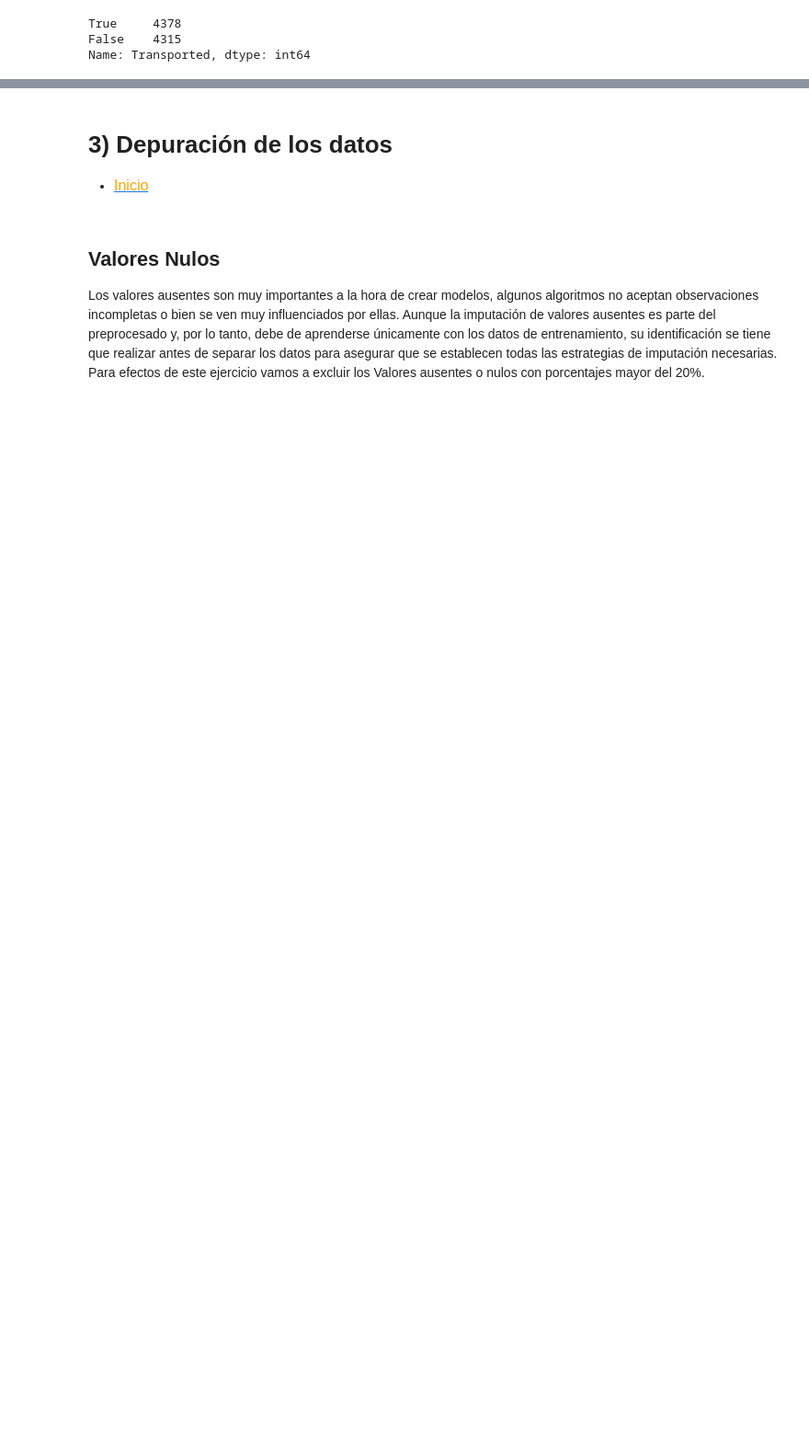
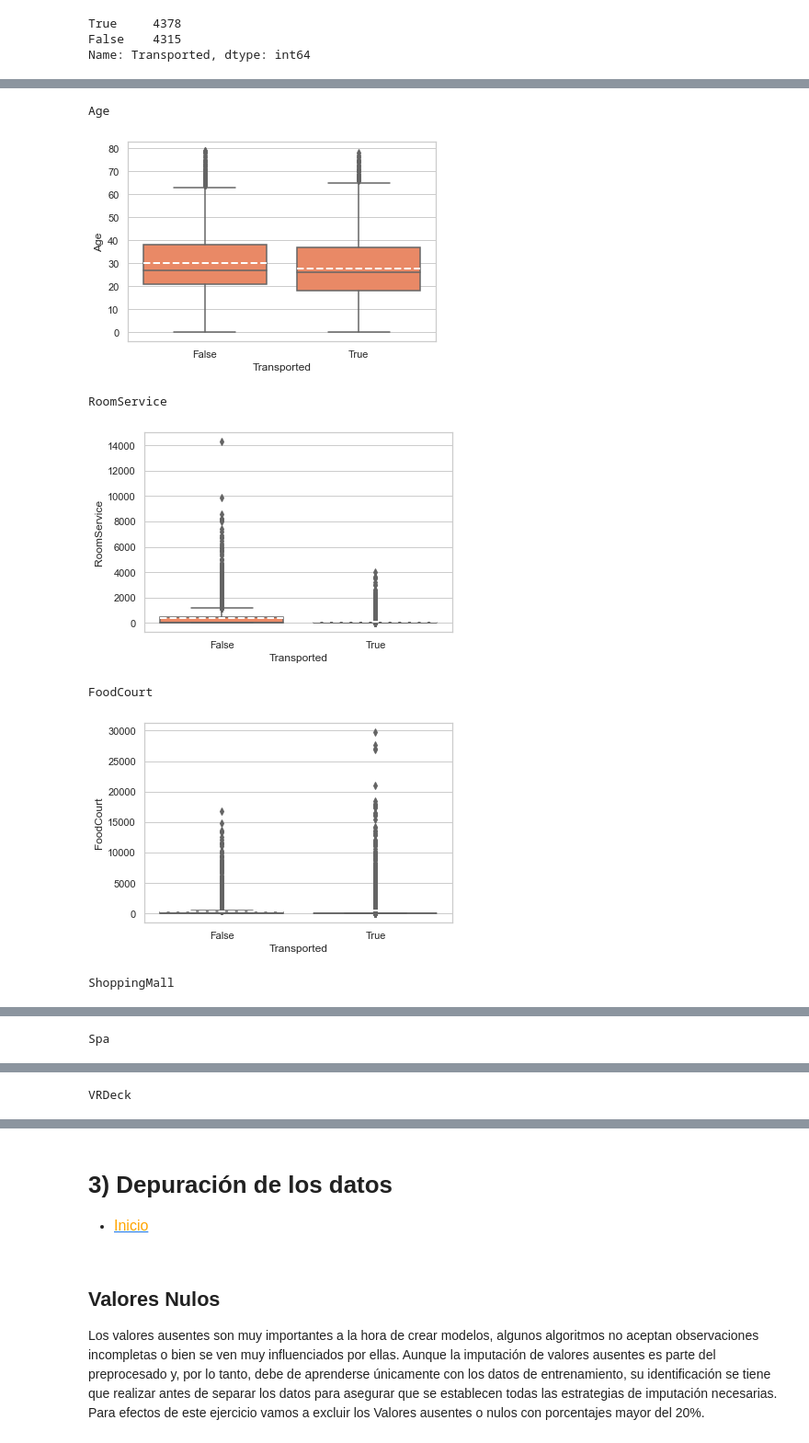
Before and after one commit to ayepezzetto/METLAB, a Jupyter notebook: Challenge_Titanic_RamaGiuli.ipynb, the cells around one changed output, grey strips where cells are left out. Shown at 92% size. Saved outputs shown, nothing was run; the diff lists cells and outputs as text; code cells hidden in the pictures; blank space fills up the shorter version.

```diff
--- a/Challenge_Titanic_RamaGiuli.ipynb
+++ b/Challenge_Titanic_RamaGiuli.ipynb
@@ -187,0 +265,3 @@ plt.ylabel("Cantidad de observaciones");
+# %%
+df_numericas = df.select_dtypes(include='number')
+df_numericas
@@ -187,0 +282,15 @@ plt.ylabel("Cantidad de observaciones");
+# %%
+# Boxplot
+for i in df_numericas:
+    print(i)
+    meanlineprops = dict(linestyle='--', linewidth=2.0, color='white')
+    sns.boxplot(x = 'Transported', y = i, data=df,color='coral', showmeans = True, meanline = True, meanprops=meanlineprops)
+    plt.show()
+# %% [output]
+Age
+[figure, added]
+RoomService
+[figure, added]
+FoodCourt
+[figure, added]
+ShoppingMall
@@ -187,0 +298 @@ plt.ylabel("Cantidad de observaciones");
+Spa
@@ -187,0 +300 @@ plt.ylabel("Cantidad de observaciones");
+VRDeck
```
Also changed, not shown: parts of 72 cells of this notebook.
